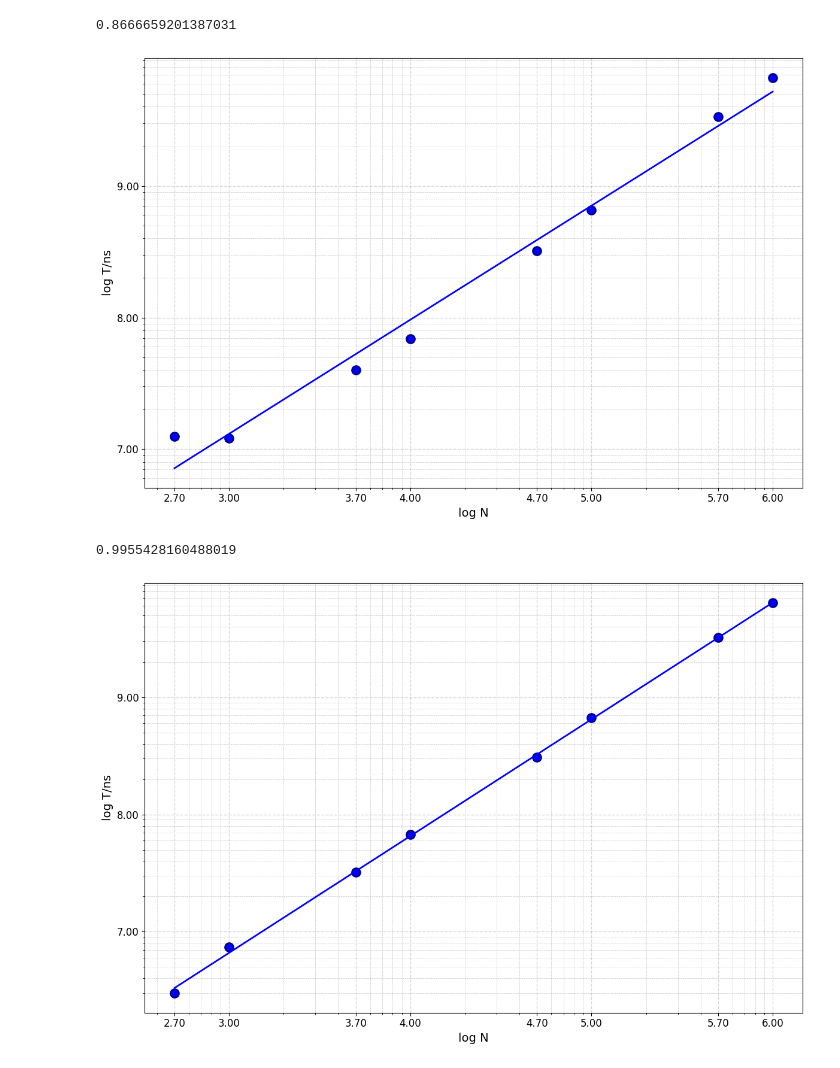
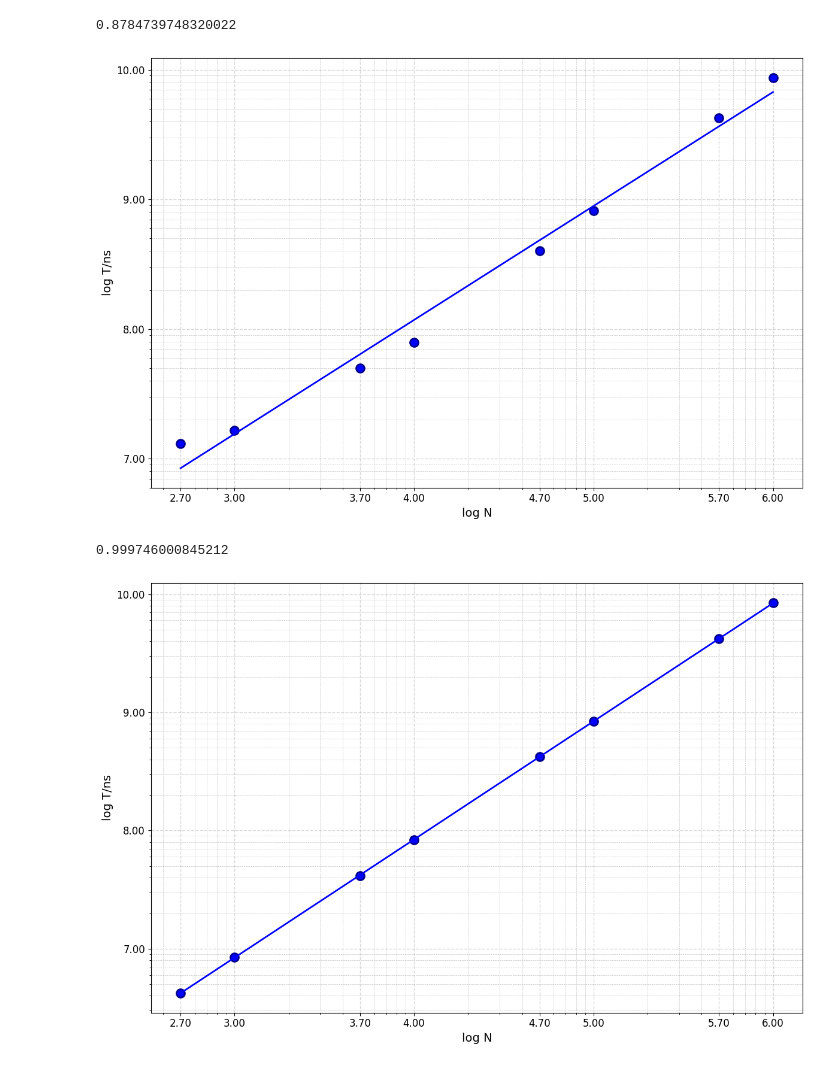
Before and after one commit to ak4235920/laboratory-mipt-2026-cpp, a Jupyter notebook: lab01/code/graphs.ipynb, the cells around one changed output. Cells and saved outputs as stored; diff of their text form; code cells hidden in the pictures.

```diff
--- a/lab01/code/graphs.ipynb
+++ b/lab01/code/graphs.ipynb
@@ -46,7 +50,12 @@ import matplotlib.pyplot as plt
 import numpy as np
 
 x = np.array([500, 1000, 5000, 10000, 50000, 100000, 500000, 1000000])
-y = np.array([52566958, 62076750, 79780000, 84988333, 104370667, 116274083, 138625000 ,155383041])
+# y = np.array([43564402, 49874358, 67325621, 72796231 ,98220683, 110569052 ,136815195 ,146256571 ])
+with open('output_uno.txt', 'r') as f:
+    for cl, l in enumerate(f):
+        if cl == 1:
+            y = np.array([int(x) for x in l.split()], dtype = np.int64)
+
 plt.figure(figsize=(12, 8))
 plt.plot(x, y, 'bo', markersize=10, markeredgewidth=2, markeredgecolor='darkblue')
 plt.xscale('log')
@@ -70,7 +79,11 @@ import matplotlib.pyplot as plt
 import numpy as np
 
 x = np.array([500, 1000, 5000, 10000, 50000, 100000, 200000])
-y = np.array([5763, 10512, 119686, 462510, 8408251, 29437883, 167968403])
+# y = np.array([2146000, 8532000, 207853000 ,823942000 ,20250292000, 79321725000, 327598910000 ])
+with open('output_dos.txt', 'r') as f:
+    for cl, l in enumerate(f):
+        if cl == 0:
+            y = np.array([int(x) for x in l.split()], dtype = np.int64)
 
 plt.figure(figsize=(12, 8))
 plt.plot(x, y, 'bo', markersize=10, markeredgewidth=2, markeredgecolor='darkblue')
@@ -85,7 +98,7 @@ plt.ylabel('log T/mcs', fontsize=14)
 custom_xticks = [500, 1000, 5000, 10000, 50000, 100000, 200000]
 custom_xtick_labels = [f'{np.log10(val):.2f}' for val in custom_xticks]
 plt.xticks(custom_xticks, custom_xtick_labels, fontsize=12)
-custom_yticks = [1e4, 1e5, 1e6, 1e7, 1e8]
+custom_yticks = [1e4, 1e5, 1e6, 1e7, 1e8, 1e9, 1e10, 1e11, 1e12]
 custom_ytick_labels = [f'{np.log10(val):.2f}' for val in custom_yticks]
 plt.yticks(custom_yticks, custom_ytick_labels, fontsize=12)
 plt.grid(True, which='both', linestyle='--', linewidth=0.5, alpha=0.7)
@@ -111,7 +124,12 @@ import matplotlib.pyplot as plt
 import numpy as np
 
 x = np.array([500, 1000, 5000, 10000, 50000, 100000, 500000, 1000000])
-y = np.array([9164, 14675, 57212, 113879, 568203, 1136349, 2288376, 11436647])
+# y = np.array([6000, 16000, 86000, 205000, 1143000, 1864000, 4649000, 20763000 ])
+with open('output_dos.txt', 'r') as f:
+    for cl, l in enumerate(f):
+        if cl == 1:
+            y = np.array([int(x) for x in l.split()], dtype = np.int64)
+
 plt.figure(figsize=(12, 8))
 plt.plot(x, y, 'bo', markersize=10, markeredgewidth=2, markeredgecolor='darkblue')
 plt.xscale('log')
@@ -143,10 +161,15 @@ plt.show()
 # %%
-#C
+#C1
 import matplotlib.pyplot as plt
 import numpy as np
 
 x = np.array([500, 1000, 5000, 10000, 50000, 100000, 500000, 1000000])
-y = np.array([12451250,12109791, 39883958, 68886167, 320401208, 656738833, 3352407542, 6662235667 ])
+# y = np.array([4340219, 8602143, 42476518, 85223736 ,430178692 ,856074064, 4354902370, 8890960312 ])
+with open('output_tres_rnd.txt', 'r') as f:
+    for cl, l in enumerate(f):
+        if cl == 0:
+            y = np.array([int(x) for x in l.split()], dtype = np.int64)
+
 plt.figure(figsize=(12, 8))
 plt.plot(x, y, 'bo', markersize=10, markeredgewidth=2, markeredgecolor='darkblue')
 plt.xscale('log')
@@ -173,41 +196,46 @@ plt.tight_layout()
 plt.savefig('C1.pdf', bbox_inches='tight', facecolor='white')
 plt.show()
 # %% [output]
-0.8666659201387031
+0.8784739748320022
-[figure, old version]
+[figure, new version]
 # %%
-#B
+#B1
 import matplotlib.pyplot as plt
 import numpy as np
 
 x = np.array([500, 1000, 5000, 10000, 50000, 100000, 500000, 1000000])
-y = np.array([2992334, 7448916, 32252708, 67202708, 307356416, 664484084, 3232994500, 6352032459 ])
+# y = np.array([4332247, 8783164, 42381837, 84682963 ,427510643, 852087504, 4303248626 ,8687155568 ])
+with open('output_tres_rnd.txt', 'r') as f:
+    for cl, l in enumerate(f):
+        if cl == 1:
+            y = np.array([int(x) for x in l.split()], dtype = np.int64)
+
 plt.figure(figsize=(12, 8))
 plt.plot(x, y, 'bo', markersize=10, markeredgewidth=2, markeredgecolor='darkblue')
 plt.xscale('log')
 plt.yscale('log')
 log_x = np.log10(x)
 log_y = np.log10(y)
 coeffs = np.polyfit(log_x, log_y, 1)
 k, b = coeffs
 plt.xlabel('log N', fontsize=14)
 plt.ylabel('log T/ns', fontsize=14)
 custom_xticks = [500, 1000, 5000, 10000, 50000, 100000, 500000, 1000000]
 custom_xtick_labels = [f'{np.log10(val):.2f}' for val in custom_xticks]
 plt.xticks(custom_xticks, custom_xtick_labels, fontsize=12)
 custom_yticks = [1e7, 1e8, 1e9, 1e10]
 custom_ytick_labels = [f'{np.log10(val):.2f}' for val in custom_yticks]
 plt.yticks(custom_yticks, custom_ytick_labels, fontsize=12)
 plt.grid(True, which='both', linestyle='--', linewidth=0.5, alpha=0.7)
 plt.grid(True, which='major', linewidth=1, alpha=0.5)
 print(k)
 x_fit = np.logspace(np.log10(min(x)), np.log10(max(x)), 100)
 y_fit = 10**b * x_fit**k
 plt.plot(x_fit, y_fit, 'b-', linewidth=2)
 plt.tight_layout()
 plt.savefig('B1.pdf', bbox_inches='tight', facecolor='white')
 plt.show()
 # %% [output]
-0.9955428160488019
+0.999746000845212
-[figure, old version]
+[figure, new version]
 # %%
```
Also changed, not shown: parts of 12 cells of this notebook, 42 other files.
